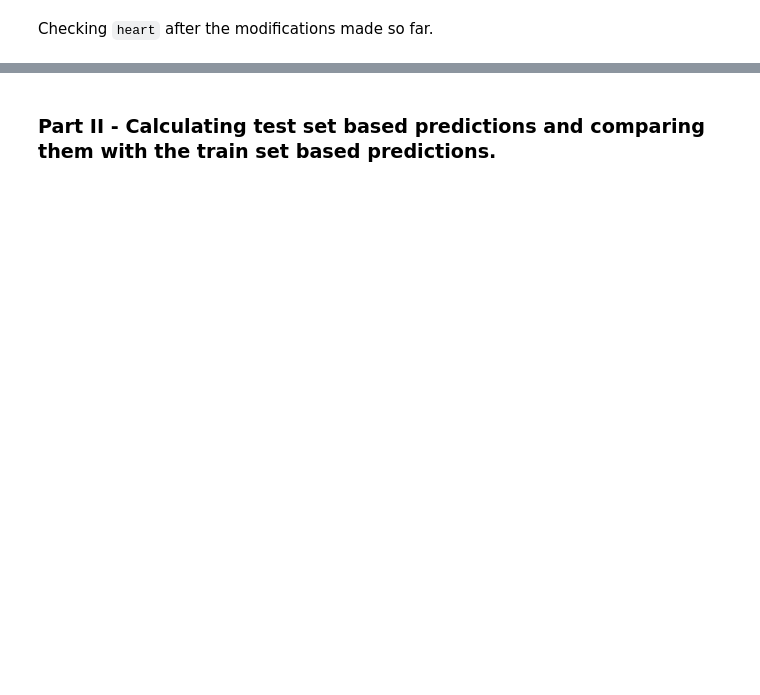
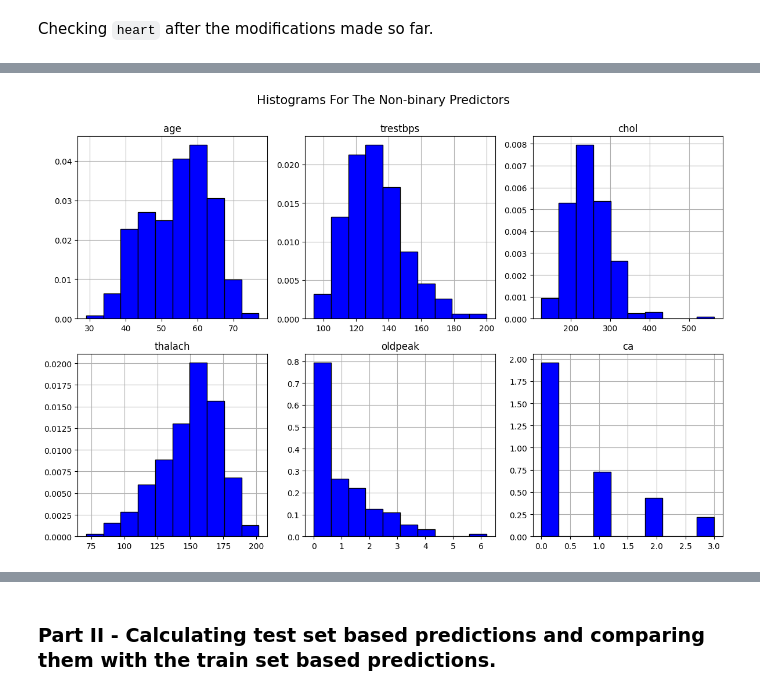
Before and after one commit to P-Roq/data_science_projects, a Jupyter notebook: p09 - Classying Heart Disease Via Logistic Regression/p09 _data_science _classifying_heart_disease_via_logistic_regression.ipynb, the cells around one changed output, grey strips where cells are left out. Cells and saved outputs as stored; diff of their text form; code cells hidden in the pictures; blank space fills up the shorter version.

```diff
--- a/p09 - Classying Heart Disease Via Logistic Regression/p09 _data_science _classifying_heart_disease_via_logistic_regression.ipynb
+++ b/p09 - Classying Heart Disease Via Logistic Regression/p09 _data_science _classifying_heart_disease_via_logistic_regression.ipynb
@@ -232,0 +170,4 @@ heart = (
+# %%
+heart.ca = heart.ca.apply(lambda x: int(float(x)))
+
+heart.ca.unique()
@@ -304,8 +197,0 @@ Dropping rows that contain a value with a z-score over 2.
-# %%
-z_scores = zscore(heart[non_binary])
-
-below_2_sdev = z_scores[z_scores < 2].dropna(axis=0)
-
-heart = heart.loc[below_2_sdev.index ,:].reset_index(drop=True)
-
-f'Rows left after trimming outliers: {heart.shape[0]}'
@@ -378,2 +197,0 @@ Dropping `trestbps` and `chol`.
-# %%
-heart = heart.drop(columns=['trestbps', 'chol'])
@@ -460,0 +202,6 @@ In this section, we not only fit and produce predictions resorting solely to the
+# %%
+all_feats = [col for col in heart.columns if col != 'present']
+
+non_binary = [col for col in heart.columns if len(heart[col].unique()) > 2]
+
+non_binary
@@ -460,0 +222,25 @@ In this section, we not only fit and produce predictions resorting solely to the
+# %%
+fig, ax = plt.subplots(2, 3, figsize=(12, 8))
+
+plt.suptitle(
+    "Histograms For The Non-binary Predictors",
+    size=15,
+    y=1.0
+    )
+
+for i in range(0, 5+1):
+    if i < 3:
+        ax_ = ax[0, i]
+    if 3 <= i <= 6:
+        ax_ = ax[1, i-3]
+
+    col = non_binary[i]
+    ax_.hist(heart[col], density=True, edgecolor = "black", color='blue')
+    ax_.set_title(non_binary[i])
+    ax_.grid()
+    ax_.set_axisbelow(True)
+
+plt.tight_layout()
+plt.show()
+# %% [output]
+[figure, added]
```
Also changed, not shown: parts of 84 cells of this notebook.
